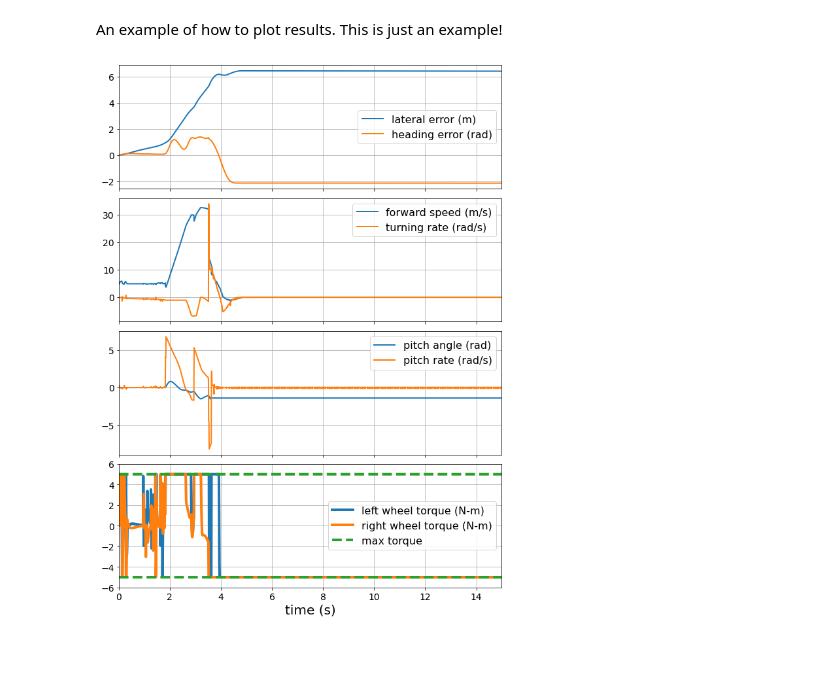
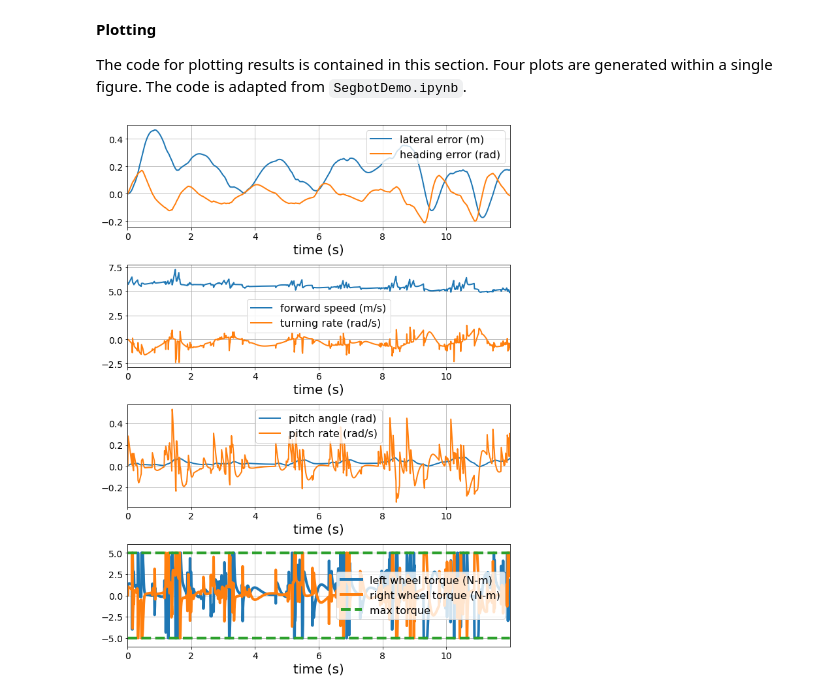
Before and after one commit to zhao-harry/ae353-sp21, a Jupyter notebook: projects/02_segbot/GenerateResults.ipynb, the cells around one changed output. Cells and saved outputs as stored; diff of their text form; code cells hidden in the pictures; blank space fills up the shorter version.

````diff
--- a/projects/02_segbot/GenerateResults.ipynb
+++ b/projects/02_segbot/GenerateResults.ipynb
@@ -125,11 +137,5 @@ m_e = np.array([[e_l_e], [e_h_e], [theta_e], [v_e], [w_e], [thetadot_e]])
 # %%
-Q = np.array([[100, 0, 0, 0, 0, 0],
-             [0, 10, 0, 0, 0, 0],
-             [0, 0, 1, 0, 0, 0],
-             [0, 0, 0, 10, 0, 0],
-             [0, 0, 0, 0, 100, 0],
-             [0, 0, 0, 0, 0, 1000],])
-
+Q = np.diag([439, 423, 262, 1, 10, 33])
 R = np.eye(2)
 P = linalg.solve_continuous_are(A, B, Q, R)
 K = linalg.inv(R) @  B.T @ P
@@ -138,4 +146,4 @@ K = linalg.inv(R) @  B.T @ P
 # %%
-p = np.array([-10, -0.1, -0.5, -0.8, -40, -5])
-K = signal.place_poles(A, B, p).gain_matrix
-print(K.tolist())
+# p = np.array([-10, -0.1, -0.5, -0.8, -40, -5])
+# K = signal.place_poles(A, B, p).gain_matrix
+# print(K.tolist())
@@ -144,6 +154,4 @@ print(K.tolist())
 # %%
-# 4 m/s max
-K = np.array([[-7, -4.321530993205673, -12.299745999631677, -0.21687236967611706, -5.189348593657302, -0.46148641518002764],
-     [7, 4.3252355604436135, -12.675900136676779, -0.2601912859174855, 5.190263449781357, -0.5346118621149093]])
-K = np.array([[-60., -90., -40., -1., -30., -50.],
-              [60., 90., -40., -1., 30., -50.]])
+# This K matrix does not work well above 4 m/s
+# K = np.array([[-60., -90., -40., -1., -30., -50.],
+#               [60., 90., -40., -1., 30., -50.]])
@@ -216,7 +298,7 @@ robot.camera_chaseview(yaw=270.)
 
 # Choose how long we want to run the simulation, and
 # compute the corresponding number of time steps
-run_time = 15.
+run_time = 12.
 num_steps = int(run_time/robot.dt)
 
 # Create a dictionary in which to store results
@@ -274,11 +356,13 @@ for step in range(num_steps):
 
     # Simulate one time step
     robot.step(t=(start_time + (robot.dt * (step + 1))))
-# %% [markdown]
-An example of how to plot results. This is just an example!
+# %% [markdown]
+**Plotting**
+
+The code for plotting results is contained in this section. Four plots are generated within a single figure. The code is adapted from ```SegbotDemo.ipynb```.
 # %%
-# Create a figure with four subplots, all of which share the same x-axis
-fig, ax = plt.subplots(4, 1, figsize=(9, 12), sharex=True)
+# Create a figure with four subplots
+fig, ax = plt.subplots(4, 1, figsize=(9, 12), sharex=False)
 
 # First subplot
 ax[0].plot(data['t'], data['lateral_error'], label='lateral error (m)', linewidth=2)
@@ -288,35 +372,35 @@ ax[0].legend(fontsize=16)
 ax[0].tick_params(labelsize=14)
 
 # Second subplot
 ax[1].plot(data['t'], data['forward_speed'], label='forward speed (m/s)', linewidth=2)
 ax[1].plot(data['t'], data['turning_rate'], label='turning rate (rad/s)', linewidth=2)
 ax[1].grid()
 ax[1].legend(fontsize=16)
 ax[1].tick_params(labelsize=14)
 
 # Third subplot
 ax[2].plot(data['t'], data['pitch_angle'], label='pitch angle (rad)', linewidth=2)
 ax[2].plot(data['t'], data['pitch_rate'], label='pitch rate (rad/s)', linewidth=2)
 ax[2].grid()
 ax[2].legend(fontsize=16)
 ax[2].tick_params(labelsize=14)
 
 # Fourth subplot
 ax[3].plot(data['t'], data['tau_left'], label='left wheel torque (N-m)', linewidth=4)
 ax[3].plot(data['t'], data['tau_right'], label='right wheel torque (N-m)', linewidth=4)
 ax[3].plot(data['t'], np.ones_like(data['t']) * robot.tau_max, '--', label='max torque', linewidth=4, color='C2')
 ax[3].plot(data['t'], -np.ones_like(data['t']) * robot.tau_max, '--', linewidth=4, color='C2')
 ax[3].grid()
 ax[3].legend(fontsize=16)
 ax[3].tick_params(labelsize=14)
 ax[3].set_ylim(-1.2 * robot.tau_max, 1.2 * robot.tau_max)
 
-# Set x-axis properties (only need to do this on the fourth
-# subplot since all four subplots share the same x-axis)
-ax[3].set_xlabel('time (s)', fontsize=20)
-ax[3].set_xlim([data['t'][0], data['t'][-1]])
+# Set x-axis properties
+for i in range(4):
+    ax[i].set_xlabel('time (s)', fontsize=20)
+    ax[i].set_xlim([data['t'][0], data['t'][-1]])
 
 # Make the arrangement of subplots look nice
 fig.tight_layout()
 # %% [output]
-[figure, old version]
+[figure, new version]
````
Also changed, not shown: parts of 26 cells of this notebook.
